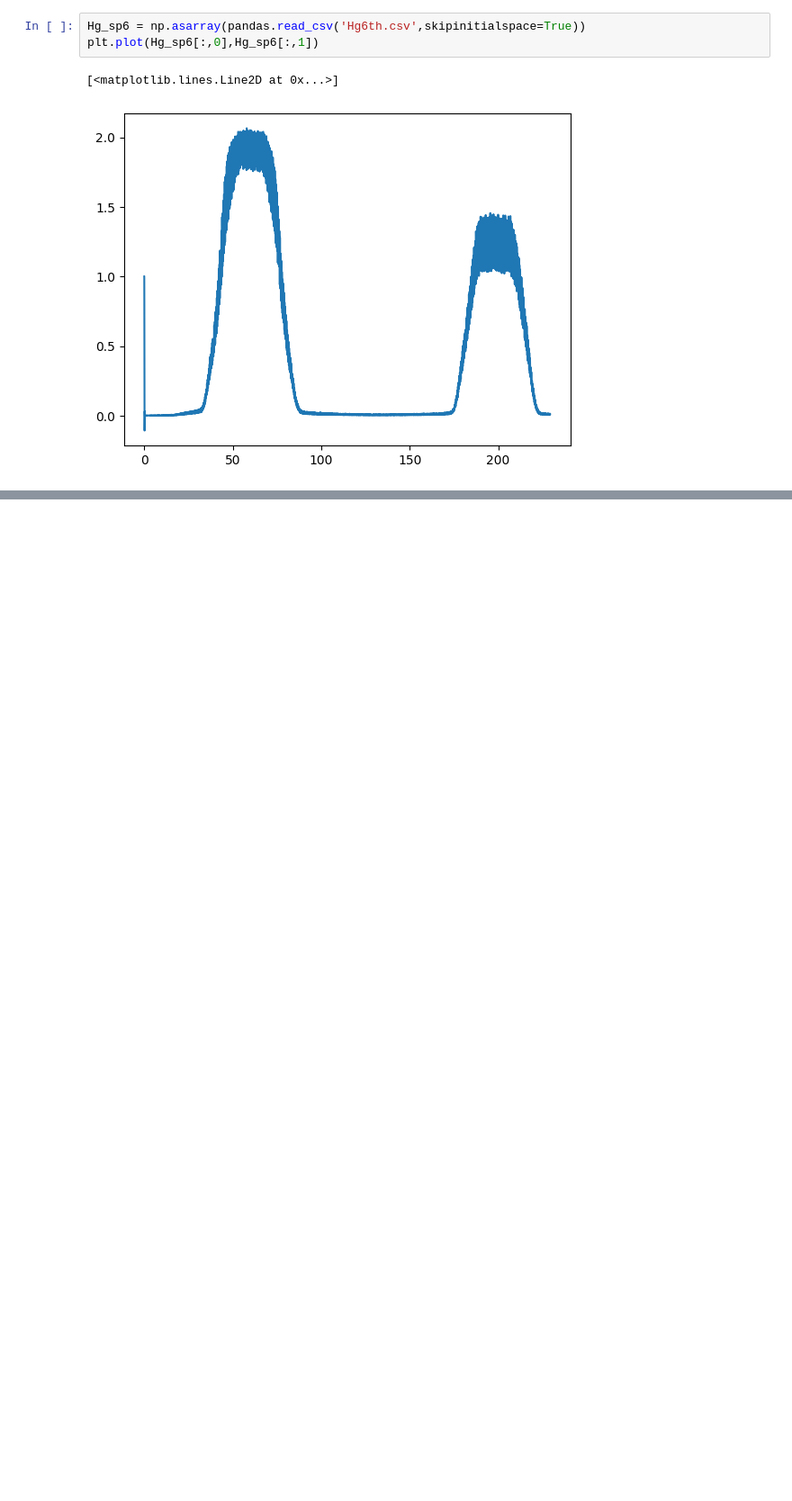
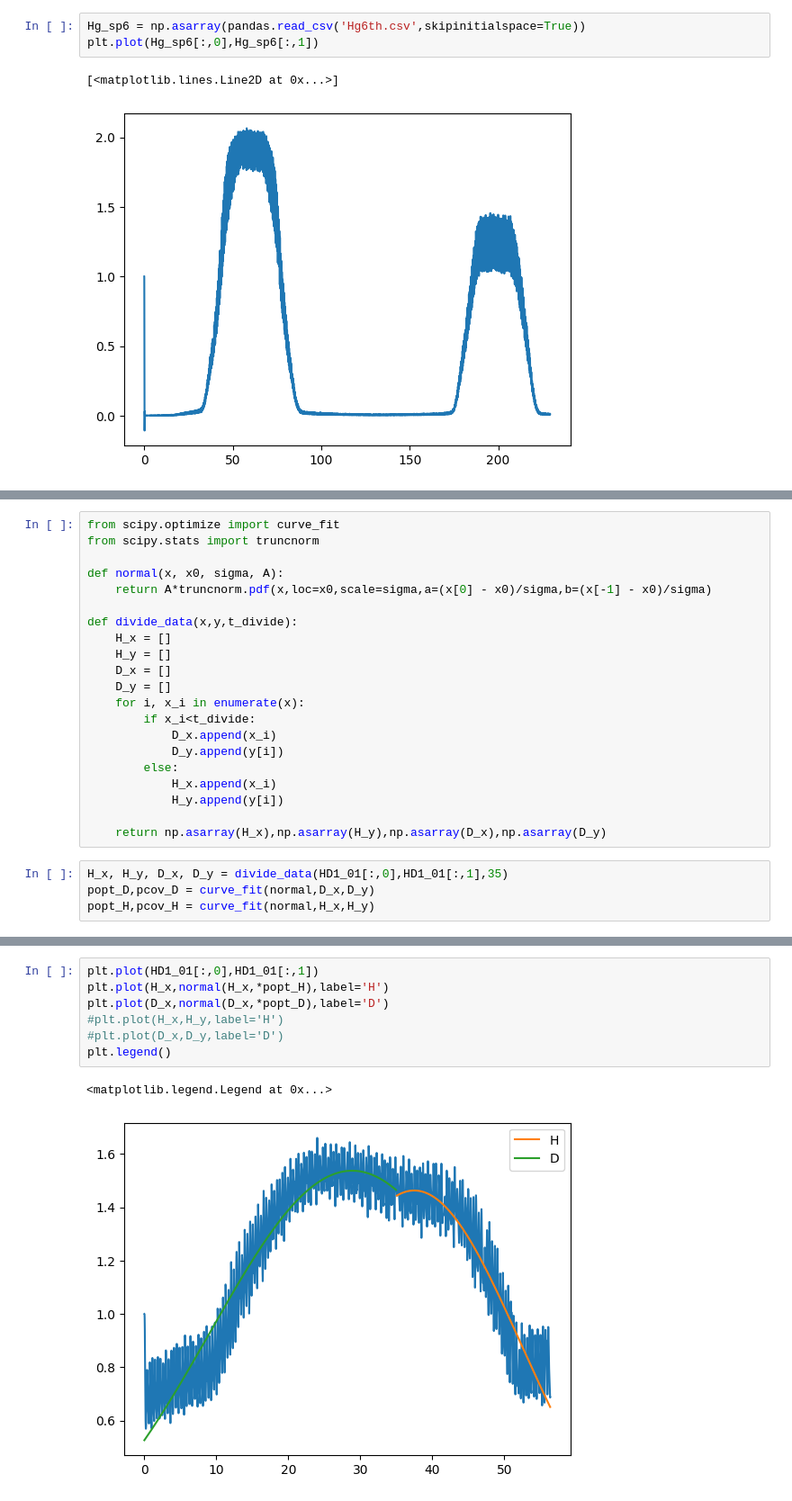
Before and after one commit to Klinjin/128AL, a Jupyter notebook: lab2_HD_shift/spectrum_plot.ipynb, the cells around one changed output, grey strips where cells are left out. Shown at 90% size. Saved outputs shown, nothing was run; the diff lists cells and outputs as text; blank space fills up the shorter version.

```diff
--- a/lab2_HD_shift/spectrum_plot.ipynb
+++ b/lab2_HD_shift/spectrum_plot.ipynb
@@ -51,0 +64,25 @@ plt.plot(Hg_sp6[:,0],Hg_sp6[:,1])
+# %%
+from scipy.optimize import curve_fit
+from scipy.stats import truncnorm
+
+def normal(x, x0, sigma, A):
+    return A*truncnorm.pdf(x,loc=x0,scale=sigma,a=(x[0] - x0)/sigma,b=(x[-1] - x0)/sigma)
+
+def divide_data(x,y,t_divide):
+    H_x = []
+    H_y = []
+    D_x = []
+    D_y = []
+    for i, x_i in enumerate(x):
+        if x_i<t_divide:
+            D_x.append(x_i)
+            D_y.append(y[i])
+        else:
+            H_x.append(x_i)
+            H_y.append(y[i])
+
+    return np.asarray(H_x),np.asarray(H_y),np.asarray(D_x),np.asarray(D_y)
+# %%
+H_x, H_y, D_x, D_y = divide_data(HD1_01[:,0],HD1_01[:,1],35)
+popt_D,pcov_D = curve_fit(normal,D_x,D_y)
+popt_H,pcov_H = curve_fit(normal,H_x,H_y)
@@ -51,0 +93,10 @@ plt.plot(Hg_sp6[:,0],Hg_sp6[:,1])
+# %%
+plt.plot(HD1_01[:,0],HD1_01[:,1])
+plt.plot(H_x,normal(H_x,*popt_H),label='H')
+plt.plot(D_x,normal(D_x,*popt_D),label='D')
+#plt.plot(H_x,H_y,label='H')
+#plt.plot(D_x,D_y,label='D')
+plt.legend()
+# %% [output]
+<matplotlib.legend.Legend at 0x...>
+[figure, added]
```
Also changed, not shown: parts of 5 cells of this notebook.
